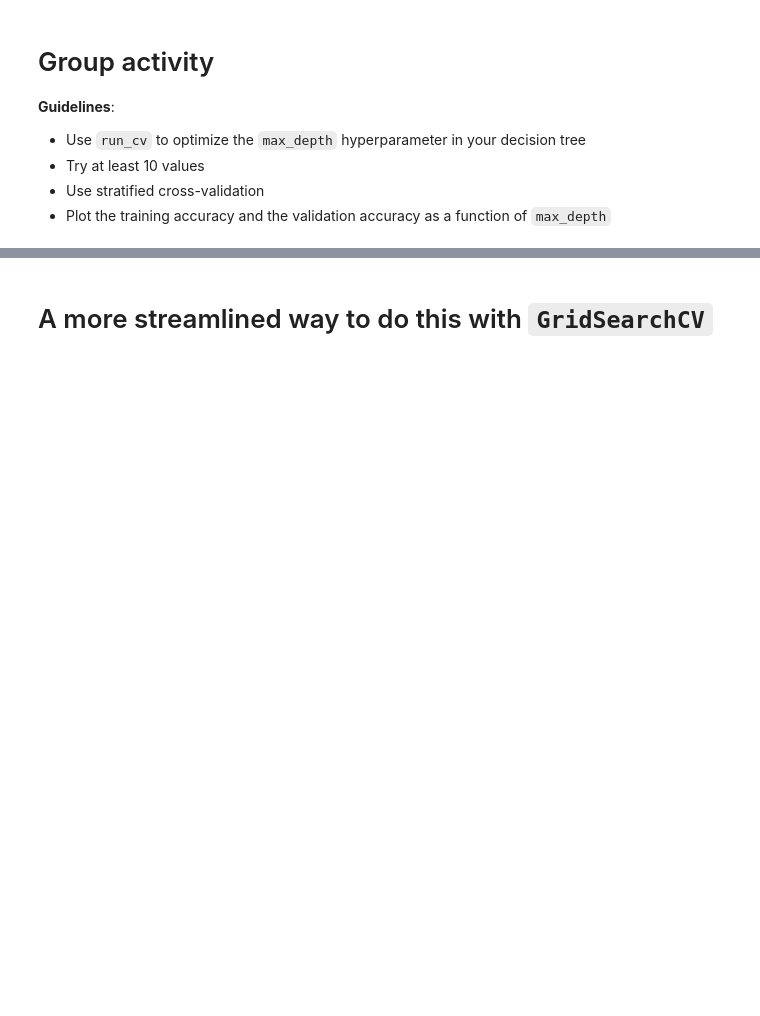
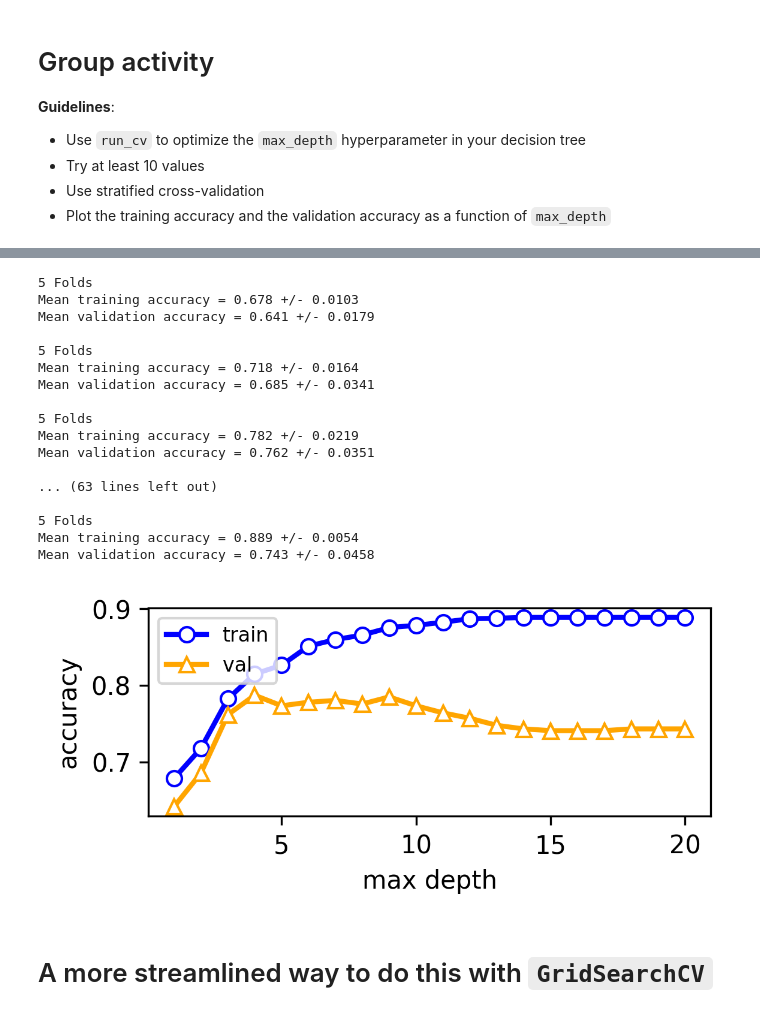
Before and after one commit to Bartel-Group/Su25-hsi-ml-solid-state-chem, a Jupyter notebook: modules/notebooks/lab5_cv.ipynb, the cells around one changed output, grey strips where cells are left out. Cells and saved outputs as stored; diff of their text form; code cells hidden in the pictures; blank space fills up the shorter version.

```diff
--- a/modules/notebooks/lab5_cv.ipynb
+++ b/modules/notebooks/lab5_cv.ipynb
@@ -518,3 +462,52 @@ Mean validation accuracy = 0.741 +/- 0.0472
+# %%
+max_depths = list(range(1, 21))
+n_folds = 5
+
+train_means = []
+val_means = []
+for max_depth in max_depths:
+    #print('\nMax depth = %s' % str(max_depth))
+
+    model = DecisionTreeClassifier(max_depth=max_depth)
+    data = run_cv(model=model,
+                  n_folds=n_folds,
+                  X_train=X_train,
+                  y_train=y_train,
+                    stratify=True)
+
+    mean_train = np.mean(data['train'])
+    mean_val = np.mean(data['val'])
+
+    train_means.append(mean_train)
+    val_means.append(mean_val)
+
+fig = plt.figure(figsize=(4,2))
+ax = plt.subplot()
+
+ax = plt.plot(max_depths, train_means, markerfacecolor='white', color='blue', marker='o', label='train')
+ax = plt.plot(max_depths, val_means, markerfacecolor='white', color='orange', marker='^', label='val')
+ax = plt.legend(loc='upper left')
+ax = plt.xlabel('max depth')
+ax = plt.ylabel('accuracy')
+# %% [output]
+5 Folds
+Mean training accuracy = 0.678 +/- 0.0103
+Mean validation accuracy = 0.641 +/- 0.0179
+
+5 Folds
+Mean training accuracy = 0.718 +/- 0.0164
+Mean validation accuracy = 0.685 +/- 0.0341
+
+5 Folds
+Mean training accuracy = 0.782 +/- 0.0219
+Mean validation accuracy = 0.762 +/- 0.0351
+
+... (63 lines left out)
+
+5 Folds
+Mean training accuracy = 0.889 +/- 0.0054
+Mean validation accuracy = 0.743 +/- 0.0458
+[figure, added]
 # %% [markdown]
 # A more streamlined way to do this with `GridSearchCV`
 # %%
```
Also changed, not shown: parts of 9 cells of this notebook, 1 other file.
